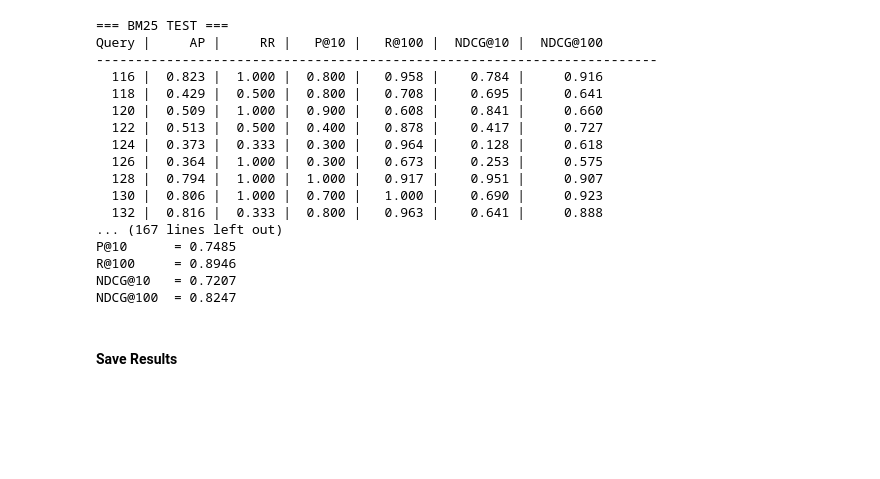
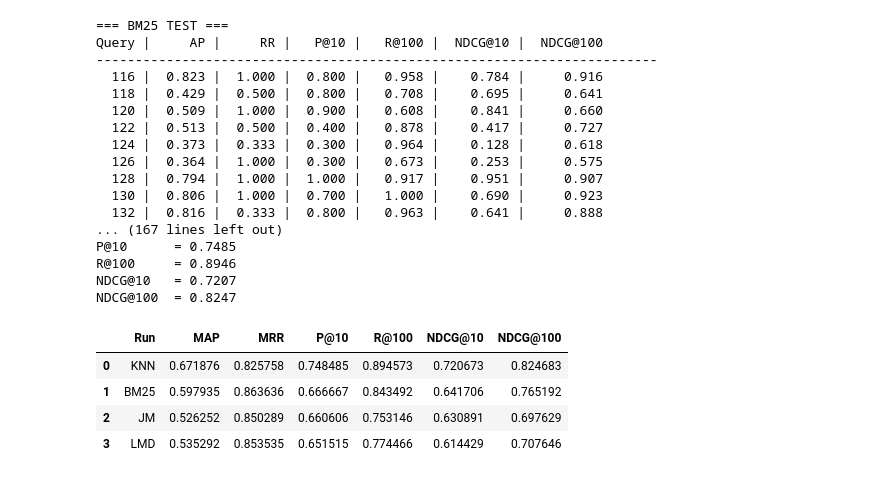
Before and after one commit to alexandreffs/nlpProject, a Jupyter notebook: project_phase1.ipynb, the cells around one changed output. Drawn from its saved outputs; the diff is of its cells as text; code cells hidden in the pictures; blank space fills up the shorter version.

```diff
--- a/project_phase1.ipynb
+++ b/project_phase1.ipynb
@@ -954,5 +953,3 @@ P@10      = 0.7485
 R@100     = 0.8946
 NDCG@10   = 0.7207
 NDCG@100  = 0.8247
-# %% [markdown]
-#### Save Results
@@ -974,0 +956,16 @@ summary_df.to_csv("outputs/runs/retrieval_summary.csv", index=False)
+# %%
+summary_df_test = pd.DataFrame([
+    {"Run": "BM25", "MAP": metrics_bm25_test["MAP"], "MRR": metrics_bm25_test["MRR"], "P@10": metrics_bm25_test["P@10"], "R@100": metrics_bm25_test["R@100"], "NDCG@10": metrics_bm25_test["NDCG@10"], "NDCG@100": metrics_bm25_test["NDCG@100"]},
+    {"Run": "JM",   "MAP": metrics_jm_test["MAP"],   "MRR": metrics_jm_test["MRR"],   "P@10": metrics_jm_test["P@10"],   "R@100": metrics_jm_test["R@100"],   "NDCG@10": metrics_jm_test["NDCG@10"],   "NDCG@100": metrics_jm_test["NDCG@100"]},
+    {"Run": "LMD",  "MAP": metrics_lmd_test["MAP"],  "MRR": metrics_lmd_test["MRR"],  "P@10": metrics_lmd_test["P@10"],  "R@100": metrics_lmd_test["R@100"],  "NDCG@10": metrics_lmd_test["NDCG@10"],  "NDCG@100": metrics_lmd_test["NDCG@100"]},
+    {"Run": "KNN",  "MAP": metrics_knn_test["MAP"],  "MRR": metrics_knn_test["MRR"],  "P@10": metrics_knn_test["P@10"],  "R@100": metrics_knn_test["R@100"],  "NDCG@10": metrics_knn_test["NDCG@10"],  "NDCG@100": metrics_knn_test["NDCG@100"]},
+])
+
+summary_df_test = summary_df_test.sort_values(by="NDCG@10", ascending=False).reset_index(drop=True)
+summary_df_test
+# %% [output]
+|  | Run | MAP | MRR | P@10 | R@100 | NDCG@10 | NDCG@100 |
+| 0 | KNN | 0.671876 | 0.825758 | 0.748485 | 0.894573 | 0.720673 | 0.824683 |
+| 1 | BM25 | 0.597935 | 0.863636 | 0.666667 | 0.843492 | 0.641706 | 0.765192 |
+| 2 | JM | 0.526252 | 0.850289 | 0.660606 | 0.753146 | 0.630891 | 0.697629 |
+| 3 | LMD | 0.535292 | 0.853535 | 0.651515 | 0.774466 | 0.614429 | 0.707646 |
```
Also changed, not shown: parts of 13 cells of this notebook.
